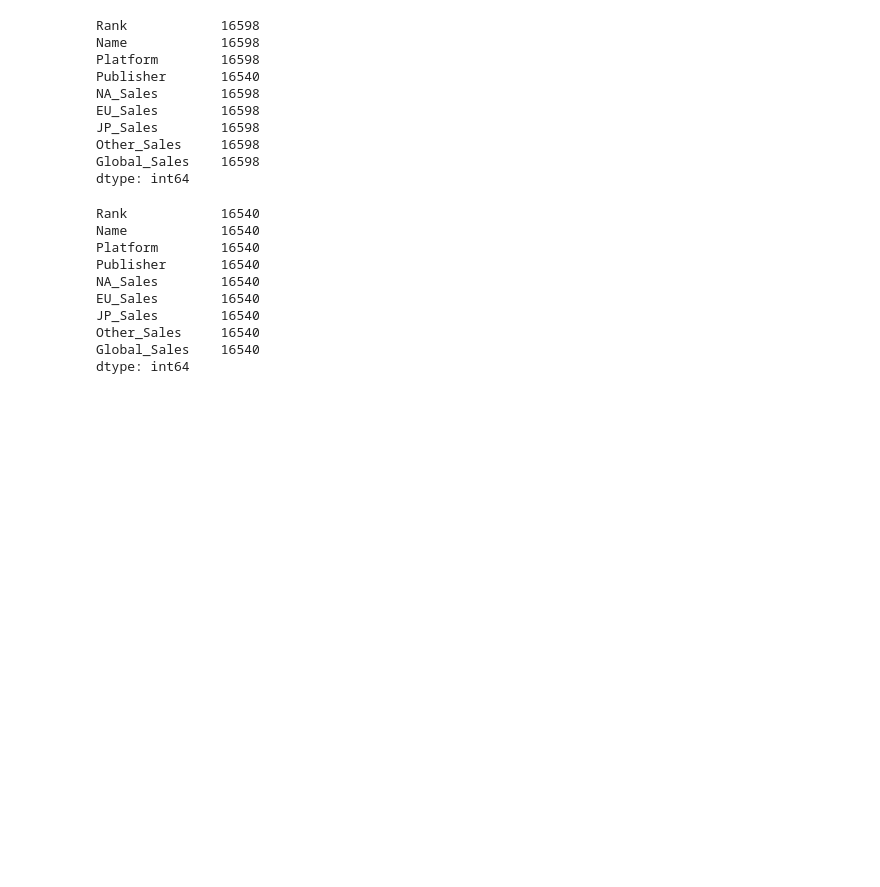
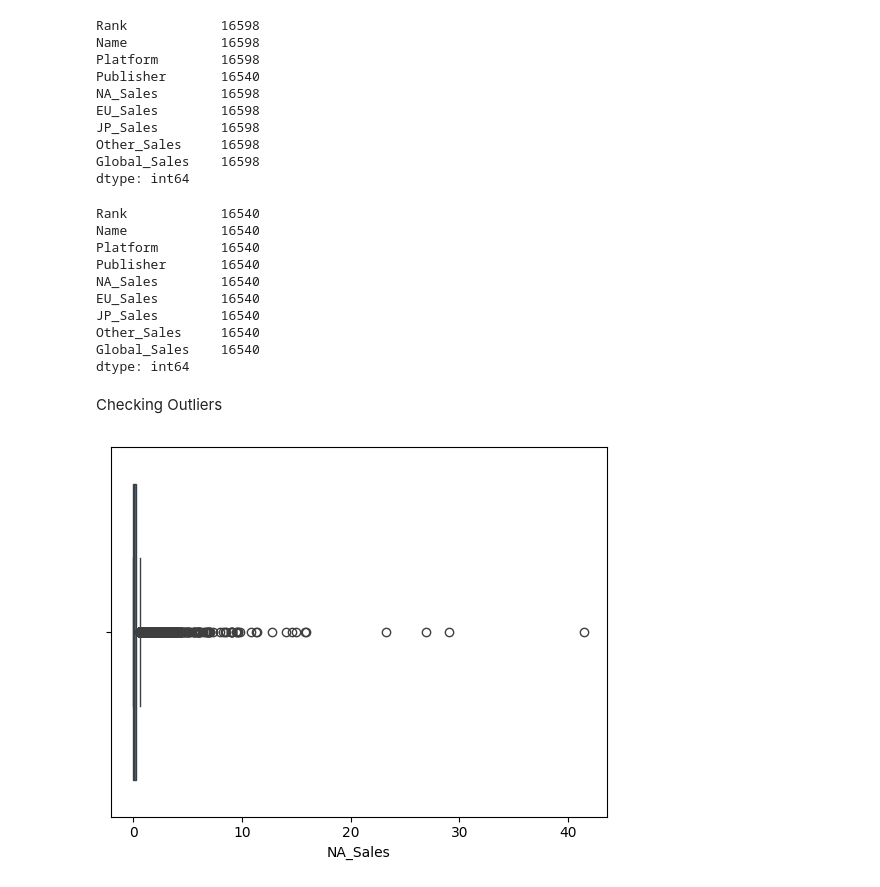
Before and after one commit to yharshityadav/ML-MODEL, a Jupyter notebook: Model.ipynb, the cells around one changed output. Cells and saved outputs as stored; diff of their text form; code cells hidden in the pictures; blank space fills up the shorter version.

```diff
--- a/Model.ipynb
+++ b/Model.ipynb
@@ -121,3 +121,10 @@ JP_Sales        16540
 Other_Sales     16540
 Global_Sales    16540
 dtype: int64
+# %% [markdown]
+Checking Outliers
+# %%
+sns.boxplot(x='NA_Sales', data =df)
+plt.show()
+# %% [output]
+[figure, added]
```
Also changed, not shown: parts of 10 cells of this notebook.
